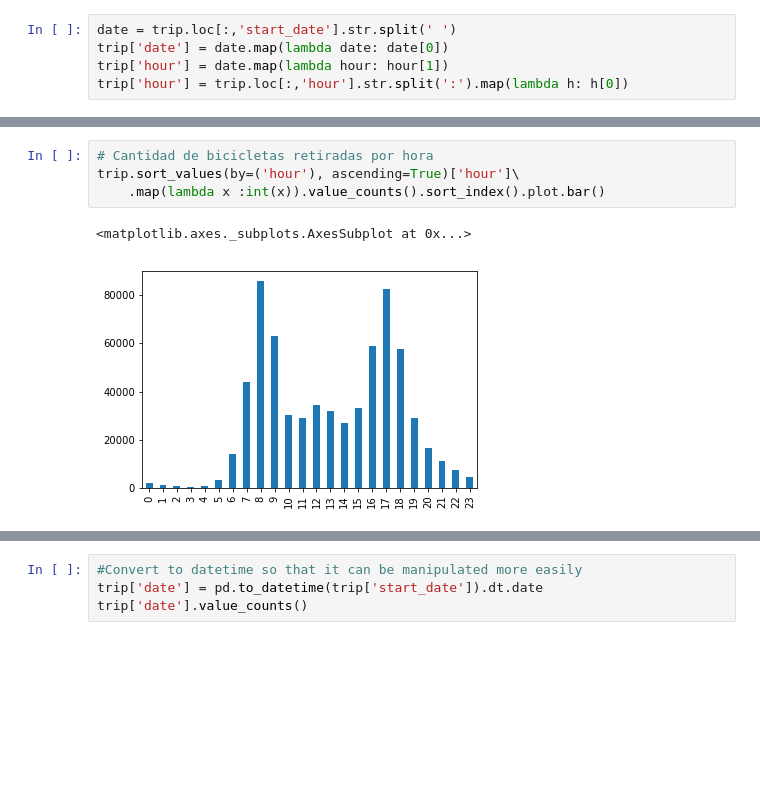
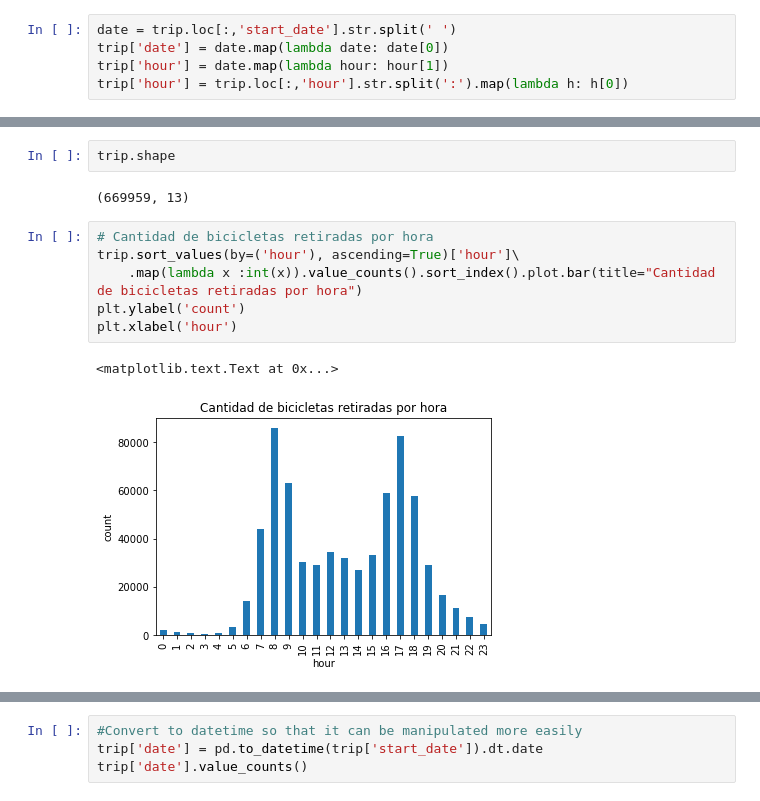
Before and after one commit to pabloernesto/sfBikes, a Jupyter notebook: robert_script.ipynb, the cells around one changed output, grey strips where cells are left out. Cells and saved outputs as stored; diff of their text form; blank space fills up the shorter version.

```diff
--- a/robert_script.ipynb
+++ b/robert_script.ipynb
@@ -44,7 +68,13 @@ trip['hour'] = trip.loc[:,'hour'].str.split(':').map(lambda h: h[0])
+# %%
+trip.shape
+# %% [output]
+(669959, 13)
 # %%
 # Cantidad de bicicletas retiradas por hora
 trip.sort_values(by=('hour'), ascending=True)['hour']\
-    .map(lambda x :int(x)).value_counts().sort_index().plot.bar()
+    .map(lambda x :int(x)).value_counts().sort_index().plot.bar(title="Cantidad de bicicletas retiradas por hora")
+plt.ylabel('count')
+plt.xlabel('hour')
 # %% [output]
-<matplotlib.axes._subplots.AxesSubplot at 0x...>
+<matplotlib.text.Text at 0x...>
-[figure, old version]
+[figure, new version]
```
Also changed, not shown: parts of 69 cells of this notebook, 13 other files.
